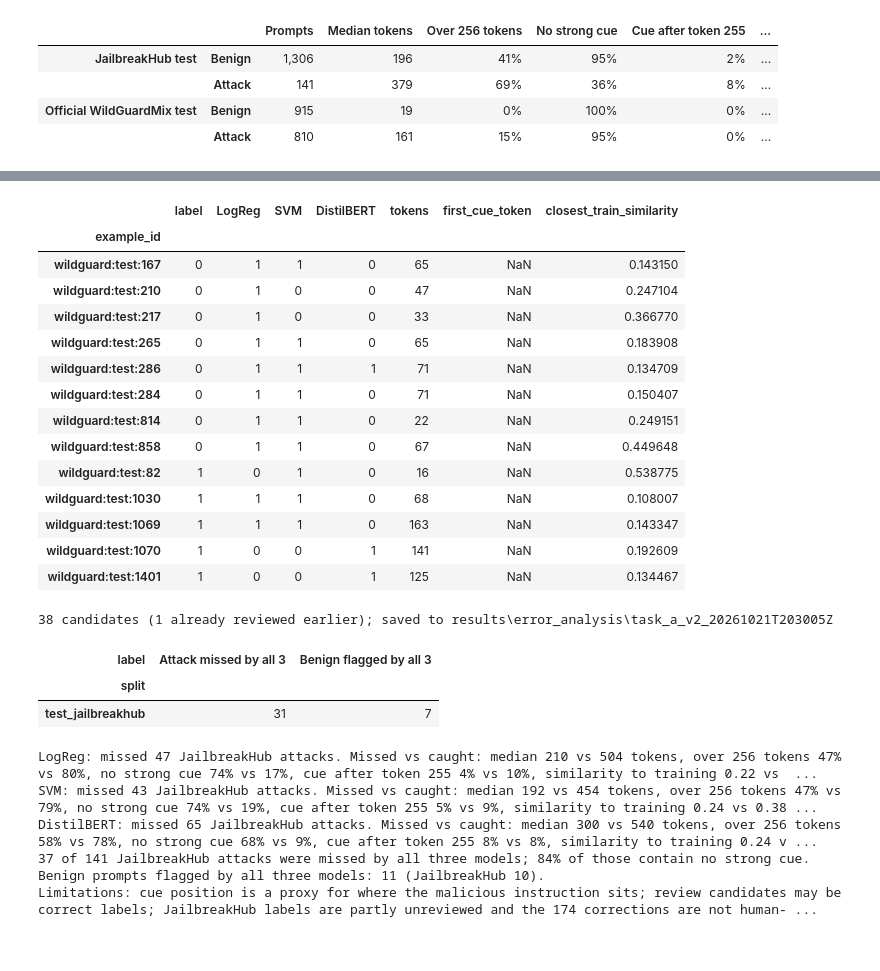
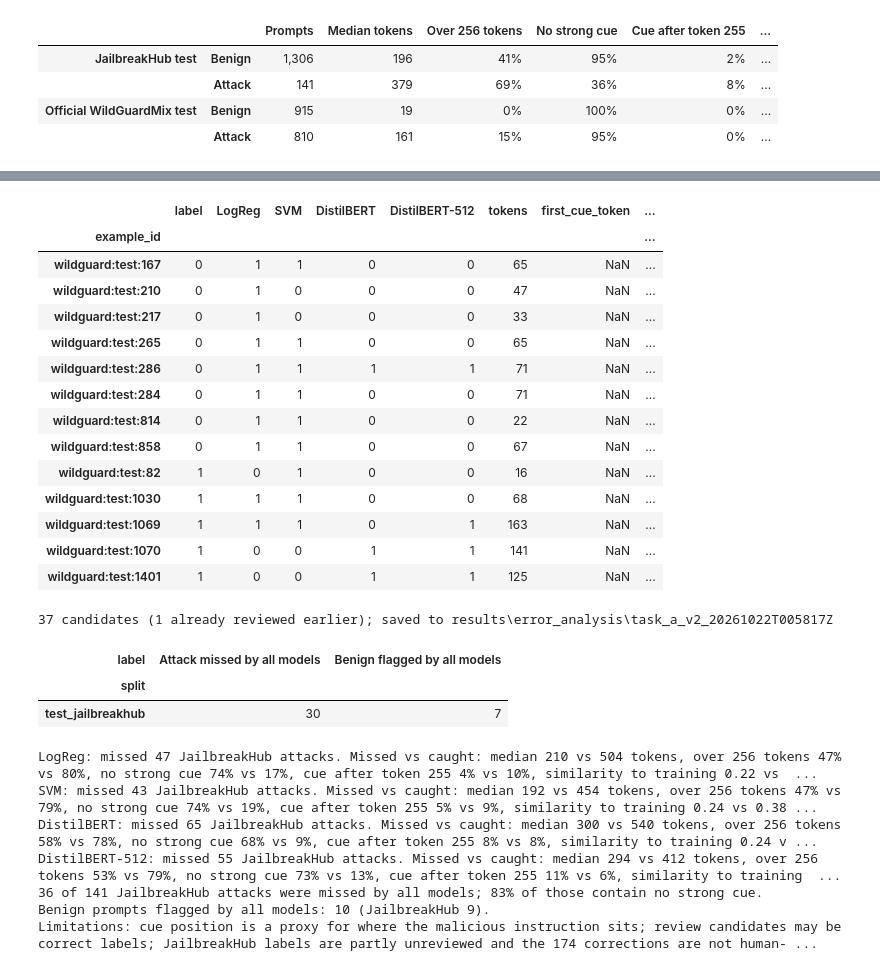
Before and after one commit to cantbe-vaishnav/NLP_PROJECT, a Jupyter notebook: notebooks/task_a_error_analysis_v2.ipynb, the cells around one changed output, grey strips where cells are left out. Cells and saved outputs as stored; diff of their text form; code cells hidden in the pictures.

```diff
--- a/notebooks/task_a_error_analysis_v2.ipynb
+++ b/notebooks/task_a_error_analysis_v2.ipynb
@@ -21,7 +21,7 @@ df = pd.read_parquet(ROOT / "data/processed/binary_jailbreak_v2/combined.parquet
                      columns=["example_id", "text", "label", "split", "source_dataset", "review_status"])
 test = df[df["split"].isin(["test_official", "test_jailbreakhub"])].set_index("example_id")
 model_folders = {"LogReg": "results/task_a_binary_tfidf_v2", "SVM": "results/task_a_binary_tfidf_linear_svm_v2",
-                 "DistilBERT": "results/task_a_binary_distilbert_v2"}
+                 "DistilBERT": "results/task_a_binary_distilbert_v2", "DistilBERT-512": "results/task_a_binary_distilbert_512_v2"}
 models = list(model_folders)
 for model, folder in model_folders.items():
     prediction_file = sorted((ROOT / folder).glob("run_*/predictions.csv"))[-1]
@@ -142,39 +185,39 @@ source_profile.style.format(table_format)
 official_errors = test[(test["split"] == "test_official") & (test["models_wrong"] > 0)]
 official_errors[["label", *models, "tokens", "first_cue_token", "closest_train_similarity"]].sort_values("label")
 # %% [output]
-|  | label | LogReg | SVM | DistilBERT | tokens | first_cue_token | closest_train_similarity |
-| example_id |  |  |  |  |  |  |  |
-| wildguard:test:167 | 0 | 1 | 1 | 0 | 65 | NaN | 0.143150 |
-| wildguard:test:210 | 0 | 1 | 0 | 0 | 47 | NaN | 0.247104 |
-| wildguard:test:217 | 0 | 1 | 0 | 0 | 33 | NaN | 0.366770 |
-| wildguard:test:265 | 0 | 1 | 1 | 0 | 65 | NaN | 0.183908 |
-| wildguard:test:286 | 0 | 1 | 1 | 1 | 71 | NaN | 0.134709 |
-| wildguard:test:284 | 0 | 1 | 1 | 0 | 71 | NaN | 0.150407 |
-| wildguard:test:814 | 0 | 1 | 1 | 0 | 22 | NaN | 0.249151 |
-| wildguard:test:858 | 0 | 1 | 1 | 0 | 67 | NaN | 0.449648 |
-| wildguard:test:82 | 1 | 0 | 1 | 0 | 16 | NaN | 0.538775 |
-| wildguard:test:1030 | 1 | 1 | 1 | 0 | 68 | NaN | 0.108007 |
-| wildguard:test:1069 | 1 | 1 | 1 | 0 | 163 | NaN | 0.143347 |
-| wildguard:test:1070 | 1 | 0 | 0 | 1 | 141 | NaN | 0.192609 |
-| wildguard:test:1401 | 1 | 0 | 0 | 1 | 125 | NaN | 0.134467 |
+|  | label | LogReg | SVM | DistilBERT | DistilBERT-512 | tokens | first_cue_token | ... |
+| example_id |  |  |  |  |  |  |  | ... |
+| wildguard:test:167 | 0 | 1 | 1 | 0 | 0 | 65 | NaN | ... |
+| wildguard:test:210 | 0 | 1 | 0 | 0 | 0 | 47 | NaN | ... |
+| wildguard:test:217 | 0 | 1 | 0 | 0 | 0 | 33 | NaN | ... |
+| wildguard:test:265 | 0 | 1 | 1 | 0 | 0 | 65 | NaN | ... |
+| wildguard:test:286 | 0 | 1 | 1 | 1 | 1 | 71 | NaN | ... |
+| wildguard:test:284 | 0 | 1 | 1 | 0 | 0 | 71 | NaN | ... |
+| wildguard:test:814 | 0 | 1 | 1 | 0 | 0 | 22 | NaN | ... |
+| wildguard:test:858 | 0 | 1 | 1 | 0 | 0 | 67 | NaN | ... |
+| wildguard:test:82 | 1 | 0 | 1 | 0 | 0 | 16 | NaN | ... |
+| wildguard:test:1030 | 1 | 1 | 1 | 0 | 0 | 68 | NaN | ... |
+| wildguard:test:1069 | 1 | 1 | 1 | 0 | 1 | 163 | NaN | ... |
+| wildguard:test:1070 | 1 | 0 | 0 | 1 | 1 | 141 | NaN | ... |
+| wildguard:test:1401 | 1 | 0 | 0 | 1 | 1 | 125 | NaN | ... |
 # %%
-# Label-review candidates (NOT corrections): attacks missed by all three with no strong cue, and benign prompts
-# flagged by all three that contain a strong cue. Text goes to a Git-ignored CSV for private reading, not the screen.
-candidates = test[((test["label"] == 1) & (test["models_wrong"] == 3) & test["first_cue_token"].isna())
-                  | ((test["label"] == 0) & (test["models_wrong"] == 3) & test["first_cue_token"].notna())]
+# Label-review candidates (NOT corrections): attacks missed by every model with no strong cue, and benign prompts
+# flagged by every model that contain a strong cue. Text goes to a Git-ignored CSV for private reading, not the screen.
+candidates = test[((test["label"] == 1) & (test["models_wrong"] == len(models)) & test["first_cue_token"].isna())
+                  | ((test["label"] == 0) & (test["models_wrong"] == len(models)) & test["first_cue_token"].notna())]
 out_dir = ROOT / "results/error_analysis" / datetime.now(timezone.utc).strftime("task_a_v2_%Y%m%dT%H%M%SZ")
 out_dir.mkdir(parents=True, exist_ok=False)
 candidates.reset_index()[["example_id", "split", "label", "review_status", "tokens", "first_cue_token",
                           "closest_train_similarity", "text"]].to_csv(out_dir / "label_review_candidates.csv", index=False)
 test.drop(columns="text").to_csv(out_dir / "test_error_features.csv")
 print(f"{len(candidates)} candidates ({candidates['review_status'].ne('').sum()} already reviewed earlier); "
       f"saved to {out_dir.relative_to(ROOT)}")
-pd.crosstab(candidates["split"], candidates["label"].map({0: "Benign flagged by all 3", 1: "Attack missed by all 3"}))
+pd.crosstab(candidates["split"], candidates["label"].map({0: "Benign flagged by all models", 1: "Attack missed by all models"}))
 # %% [output]
-38 candidates (1 already reviewed earlier); saved to results\error_analysis\task_a_v2_20261021T203005Z
+37 candidates (1 already reviewed earlier); saved to results\error_analysis\task_a_v2_20261022T005817Z
-| label | Attack missed by all 3 | Benign flagged by all 3 |
+| label | Attack missed by all models | Benign flagged by all models |
 | split |  |  |
-| test_jailbreakhub | 31 | 7 |
+| test_jailbreakhub | 30 | 7 |
 # %%
 # Summary generated from the tables above. These are associations within one test set, not proven causes.
 for model in models:
@@ -184,17 +227,18 @@ for model in models:
           f"no strong cue {missed['No strong cue']:.0%} vs {caught['No strong cue']:.0%}, "
           f"cue after token 255 {missed['Cue after token 255']:.0%} vs {caught['Cue after token 255']:.0%}, "
           f"similarity to training {missed['Median similarity to training']:.2f} vs {caught['Median similarity to training']:.2f}.")
-all_missed = jbh_attacks[jbh_attacks["models_wrong"] == 3]
-print(f"{len(all_missed)} of {len(jbh_attacks)} JailbreakHub attacks were missed by all three models; "
+all_missed = jbh_attacks[jbh_attacks["models_wrong"] == len(models)]
+print(f"{len(all_missed)} of {len(jbh_attacks)} JailbreakHub attacks were missed by all models; "
       f"{all_missed['first_cue_token'].isna().mean():.0%} of those contain no strong cue.")
-print(f"Benign prompts flagged by all three models: {((test['label'] == 0) & (test['models_wrong'] == 3)).sum()} "
-      f"(JailbreakHub {((jbh_benign['models_wrong'] == 3)).sum()}).")
+print(f"Benign prompts flagged by all models: {((test['label'] == 0) & (test['models_wrong'] == len(models))).sum()} "
+      f"(JailbreakHub {((jbh_benign['models_wrong'] == len(models))).sum()}).")
 print("Limitations: cue position is a proxy for where the malicious instruction sits; review candidates may be "
       "correct labels; JailbreakHub labels are partly unreviewed and the 174 corrections are not human-verified.")
 # %% [output]
 LogReg: missed 47 JailbreakHub attacks. Missed vs caught: median 210 vs 504 tokens, over 256 tokens 47% vs 80%, no strong cue 74% vs 17%, cue after token 255 4% vs 10%, similarity to training 0.22 vs  ...
 SVM: missed 43 JailbreakHub attacks. Missed vs caught: median 192 vs 454 tokens, over 256 tokens 47% vs 79%, no strong cue 74% vs 19%, cue after token 255 5% vs 9%, similarity to training 0.24 vs 0.38 ...
 DistilBERT: missed 65 JailbreakHub attacks. Missed vs caught: median 300 vs 540 tokens, over 256 tokens 58% vs 78%, no strong cue 68% vs 9%, cue after token 255 8% vs 8%, similarity to training 0.24 v ...
-37 of 141 JailbreakHub attacks were missed by all three models; 84% of those contain no strong cue.
-Benign prompts flagged by all three models: 11 (JailbreakHub 10).
+DistilBERT-512: missed 55 JailbreakHub attacks. Missed vs caught: median 294 vs 412 tokens, over 256 tokens 53% vs 79%, no strong cue 73% vs 13%, cue after token 255 11% vs 6%, similarity to training  ...
+36 of 141 JailbreakHub attacks were missed by all models; 83% of those contain no strong cue.
+Benign prompts flagged by all models: 10 (JailbreakHub 9).
 Limitations: cue position is a proxy for where the malicious instruction sits; review candidates may be correct labels; JailbreakHub labels are partly unreviewed and the 174 corrections are not human- ...
```
Also changed, not shown: parts of 7 cells of this notebook, 5 other files.
